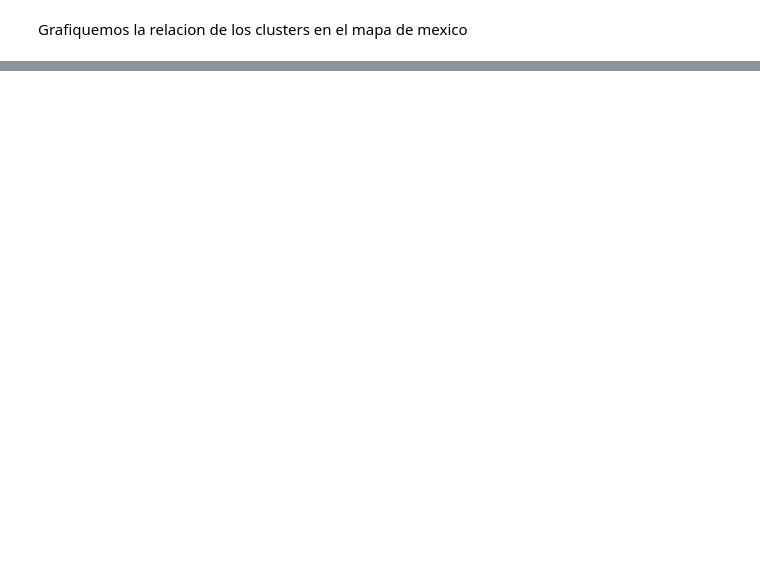
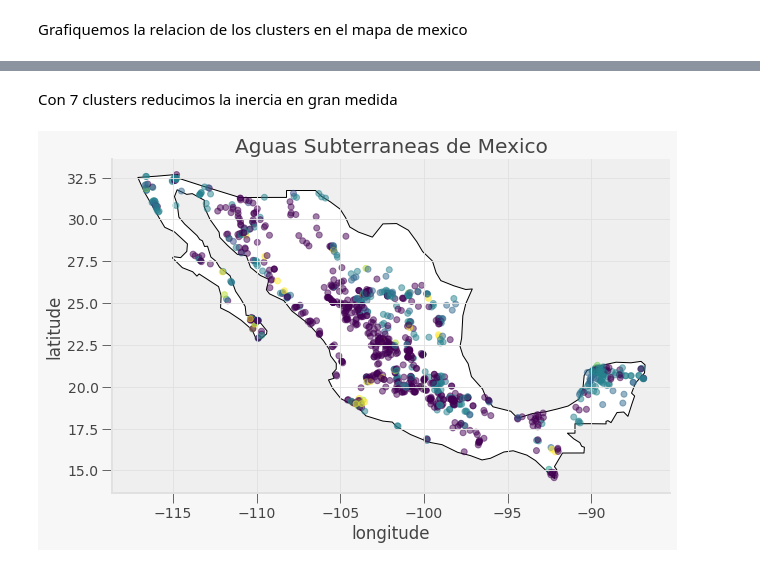
Before and after one commit to rodrigoromanguzman/Actividades_Aprendizaje-, a Jupyter notebook: semana9/aguas_subterraneas.ipynb, the cells around one changed output, grey strips where cells are left out. Cells and saved outputs as stored; diff of their text form; code cells hidden in the pictures; blank space fills up the shorter version.

```diff
--- a/semana9/aguas_subterraneas.ipynb
+++ b/semana9/aguas_subterraneas.ipynb
@@ -496,0 +536,24 @@ plt.show()
+# %%
+#Entrenamos el modelo con diferente numero de clusters
+from sklearn.cluster import KMeans
+df_elements = df_copy[['LONGITUD', 'LATITUD', 'ALC_mg/L','CONDUCT_mS/cm','SDT_M_mg/L','FLUORUROS_mg/L', 'DUR_mg/L','COLI_FEC_NMP/100_mL','N_NO3_mg/L','AS_TOT_mg/L', 'CD_TOT_mg/L','CR_TOT_mg/L','HG_TOT_mg/L','PB_TOT_mg/L', 'MN_TOT_mg/L','FE_TOT_mg/L']]
+# df_elements.dropna(inplace=True)
+df_elements.info()
+df_elements.fillna(df_elements.mean(),inplace=True)
+df_elements.info()
+
+
+SEED = 42
+inertias = []
+features = df_elements.copy()
+
+for i in range(1,20):
+    kmeans = KMeans(n_clusters=i,random_state =SEED)
+    kmeans.fit(features)
+    inertias.append(kmeans.inertia_)
+
+plt.plot(range(1,20), inertias, marker='o')
+plt.title('Grafica de codo')
+plt.xlabel('Numero de clustes')
+plt.ylabel('Inertia')
+plt.show()
@@ -496,0 +583,25 @@ plt.show()
+# %% [markdown]
+<p>Con 7 clusters reducimos la inercia en gran medida </p>
+# %%
+#calculamos K-means
+kmeans = KMeans(n_clusters=10,random_state =SEED)
+kmeans.fit(features)
+
+#Graficamos en el mapa
+fig, gax = plt.subplots(figsize=(10,10))
+
+aguasSubterraneasMexico.query("name == 'Mexico'").plot(ax = gax, edgecolor='black', color='white')
+
+gdf.plot(ax=gax, c=kmeans.labels_, alpha = 0.5)
+
+
+gax.set_xlabel('longitude')
+gax.set_ylabel('latitude')
+gax.set_title('Aguas Subterraneas de Mexico')
+
+gax.spines['top'].set_visible(False)
+gax.spines['right'].set_visible(False)
+
+plt.show()
+# %% [output]
+[figure, added]
```
Also changed, not shown: parts of 12 cells of this notebook.
